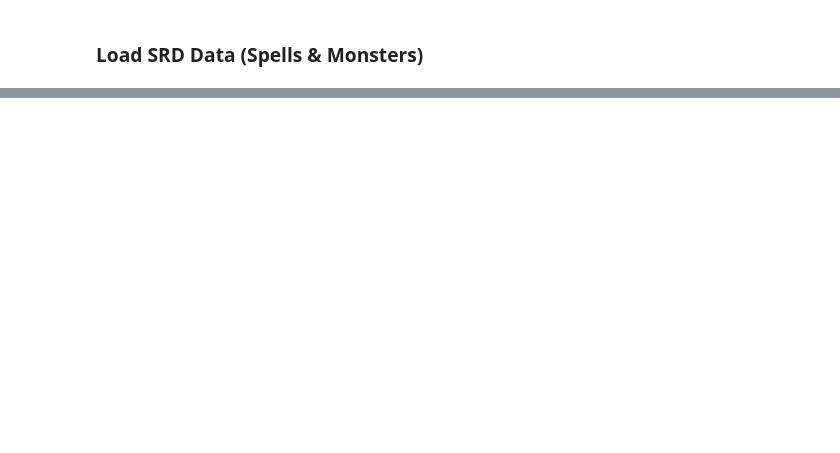
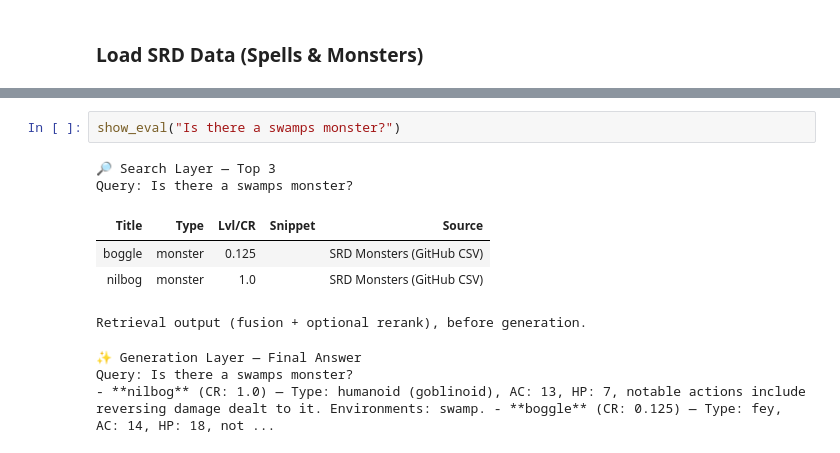
Before and after one commit to WolfeTyler/LoreSmith, a Jupyter notebook: LoreSmith.ipynb, the cells around one changed output, grey strips where cells are left out. Drawn from its saved outputs; the diff is of its cells as text; blank space fills up the shorter version.

```diff
--- a/LoreSmith.ipynb
+++ b/LoreSmith.ipynb
@@ -109,0 +1058,12 @@ monsters_df.head()
+# %%
+show_eval("Is there a swamps monster?")
+# %% [output]
+🔎 Search Layer — Top 3
+Query: Is there a swamps monster?
+| Title | Type | Lvl/CR | Snippet | Source |
+| boggle | monster | 0.125 |  | SRD Monsters (GitHub CSV) |
+| nilbog | monster | 1.0 |  | SRD Monsters (GitHub CSV) |
+Retrieval output (fusion + optional rerank), before generation.
+✨ Generation Layer — Final Answer
+Query: Is there a swamps monster?
+- **nilbog** (CR: 1.0) — Type: humanoid (goblinoid), AC: 13, HP: 7, notable actions include reversing damage dealt to it. Environments: swamp. - **boggle** (CR: 0.125) — Type: fey, AC: 14, HP: 18, not ...
```
Also changed, not shown: parts of 26 cells of this notebook.
